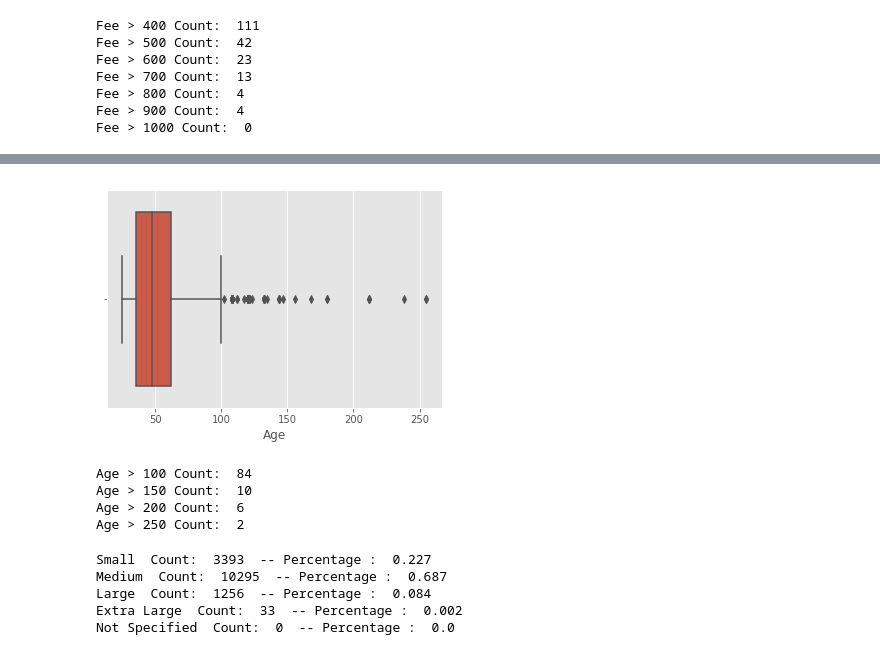
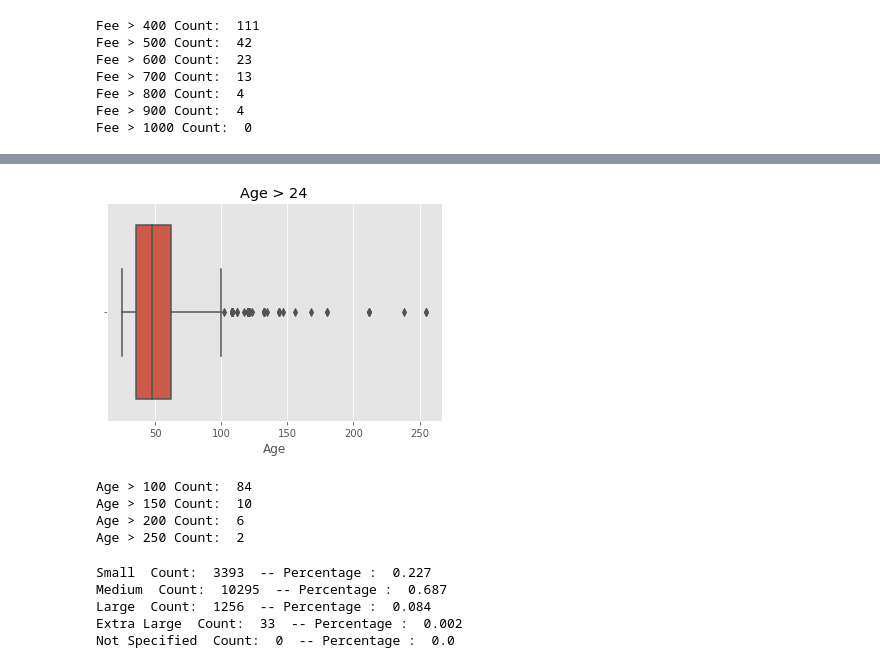
Before and after one commit to soultogi/Springboard, a Jupyter notebook: Pet_Adoption_Research.ipynb, the cells around one changed output, grey strips where cells are left out. Cells and saved outputs as stored; diff of their text form; code cells hidden in the pictures.

```diff
--- a/Pet_Adoption_Research.ipynb
+++ b/Pet_Adoption_Research.ipynb
@@ -448,23 +455,24 @@ Fee > 1000 Count:  0
 # %%
 # Outliers in the Age variable.
 
 plt.hist(df[df.Age > 24].Age)
 plt.title('Age > 24')
 plt.show()
+plt.title('Age > 24')
 sns.boxplot(df[df.Age > 24].Age)
 plt.show()
 
 print('Age > 100 Count: ', df[df.Age > 100].Age.count())
 print('Age > 150 Count: ', df[df.Age > 150].Age.count())
 print('Age > 200 Count: ', df[df.Age > 200].Age.count())
 print('Age > 250 Count: ', df[df.Age > 250].Age.count())
 
 # 100 months old, seems a good cutpoint but 150 months will be defined as outlier threshold.
 
 df = df[df.Age < 150]
 # %% [output]
 [figure]
-[figure, old version]
+[figure, new version]
 Age > 100 Count:  84
 Age > 150 Count:  10
 Age > 200 Count:  6
```
Also changed, not shown: parts of 31 cells of this notebook.
